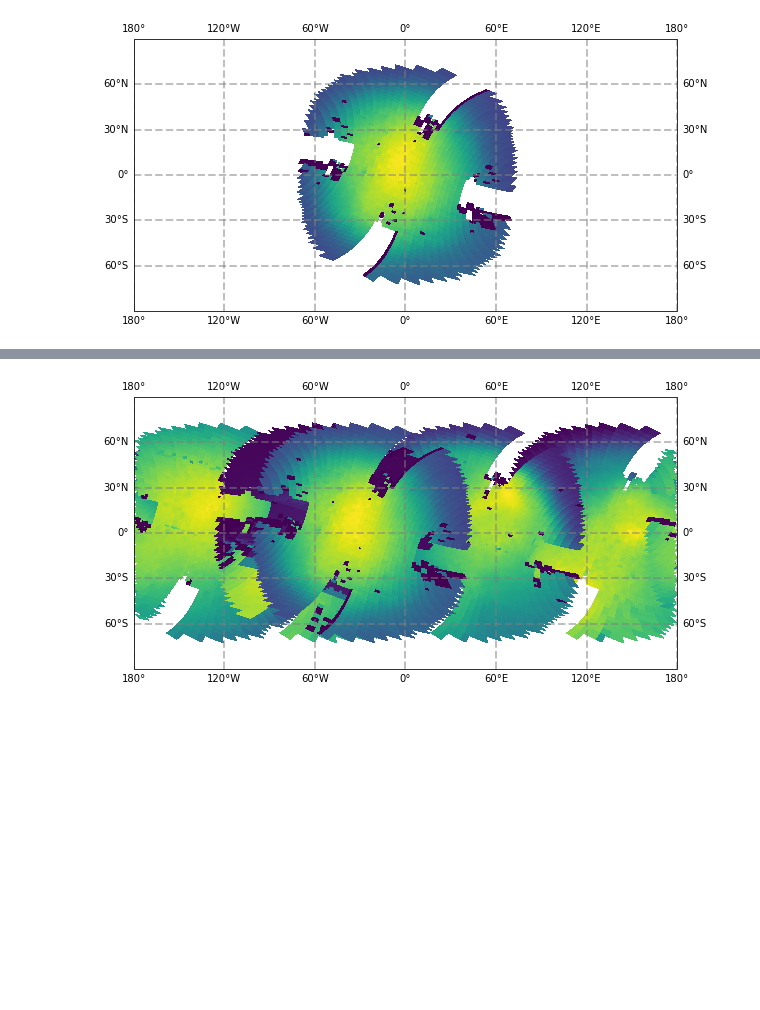
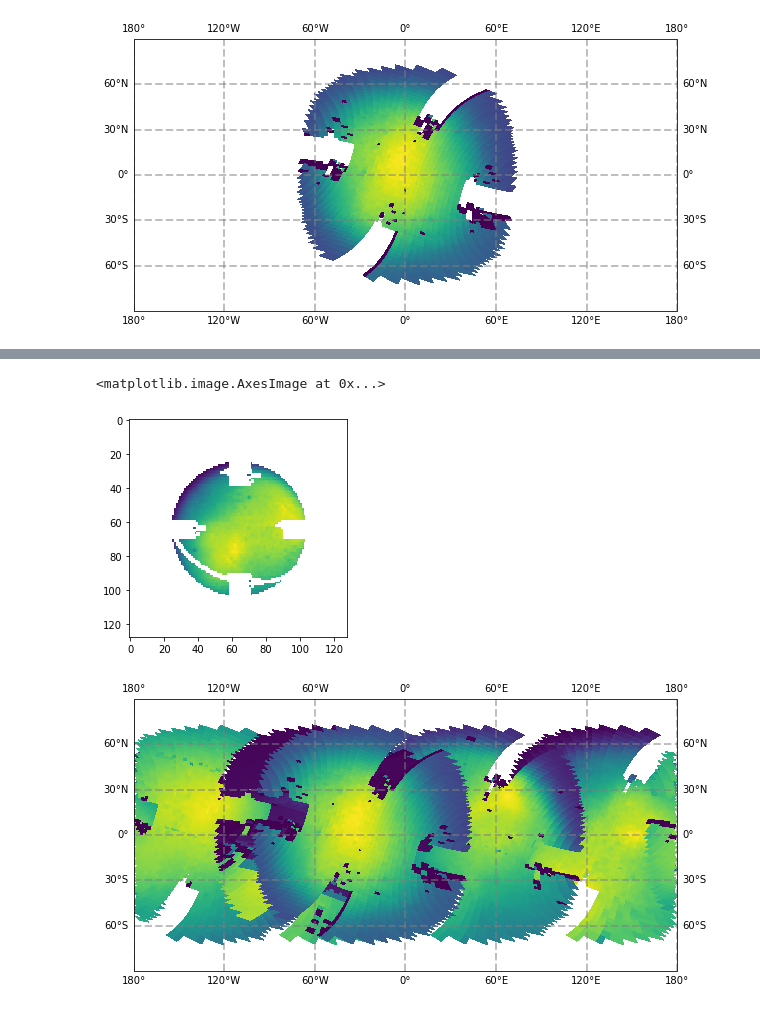
Before and after one commit to RyleighFitz/Europa_VLT_Reductions, a Jupyter notebook: Untitled1.ipynb, the cells around one changed output, grey strips where cells are left out. Saved outputs shown, nothing was run; the diff lists cells and outputs as text; code cells hidden in the pictures; blank space fills up the shorter version.

```diff
--- a/Untitled1.ipynb
+++ b/Untitled1.ipynb
@@ -182,3 +175,5 @@ print(np.nanmin(tel_cor['55'][0].data[2000]), np.nanmax(tel_cor['55'][0].data[20
 print(np.nanmin(tel_cor['225'][0].data[2000]), np.nanmax(tel_cor['225'][0].data[2000]))
 # %% [output]
 -4.88132172904443e-05 0.010569727048277855
+# %%
+wave = ru.get_wave(imgs[0])
@@ -462,3 +457,37 @@ ortho_coords = {}
 
 for key in combined_cubes.keys():
     ortho_coords[key] = get_ortho_coords(combined_cubes[key][1586], r = 42.5*(1./64))  #2.2 microns
+# %%
+#Separate function to instead get the orhto coords for the corners of each pixel.
+def get_ortho_corners(img, r):
+
+    #get image coordinates [-1:1, disk centered at (a,b) = (0,0)]
+    width, height = 128, 128
+    w, h = int(width/2), int(height/2)
+    i,j = np.meshgrid(range(height+1), range(width+1))
+    i,j = i-0.5, j-0.5 #Offset for corners, rather than center of pixels
+    a = (j-w)/w      #TO DO: Get this to be -1 to 1 (right now it's max(a) is not exactly +1)
+    b = (h-i)/h
+
+    a = a/r
+    b = b/r
+
+    #Rotate based on NP angle
+    A = [[a],[b]]
+    alpha = -20 #degrees
+    alpha = np.radians(alpha)
+    rot_matrix = np.array(( (np.cos(alpha), -np.sin(alpha)),
+                        (np.sin(alpha),  np.cos(alpha)) ))
+    test = np.einsum('ji, mni -> jmn', rot_matrix, np.dstack([a,b]))
+    return test[0], test[1]
+
+# def foo():
+#     #Return array of 2D arrays containing the 4 corners for each pixel (for convenience later)
+#     corners_a = np.zeros((128,128, 2, 2))
+#     corners_b = np.zeros((128,128, 2, 2))
+#     for l in range(128):
+#         for m in range(128):
+#             corners_a[l,m] = np.array(a_[l:l+2, m:m+2])
+#             corners_b[l,m] = np.array(b_[l:l+2, m:m+2])
+
+#     return corners_a, corners_b
@@ -562,0 +676,5 @@ mxs
+# %%
+plt.imshow(mask_wrapped_pixels(deepcopy(mxs['225']), ortho_coords['225'], cen_lon=-225, cen_lat=3.0)[2])
+# %% [output]
+<matplotlib.image.AxesImage at 0x...>
+[figure, added]
```
Also changed, not shown: parts of 23 cells of this notebook.
